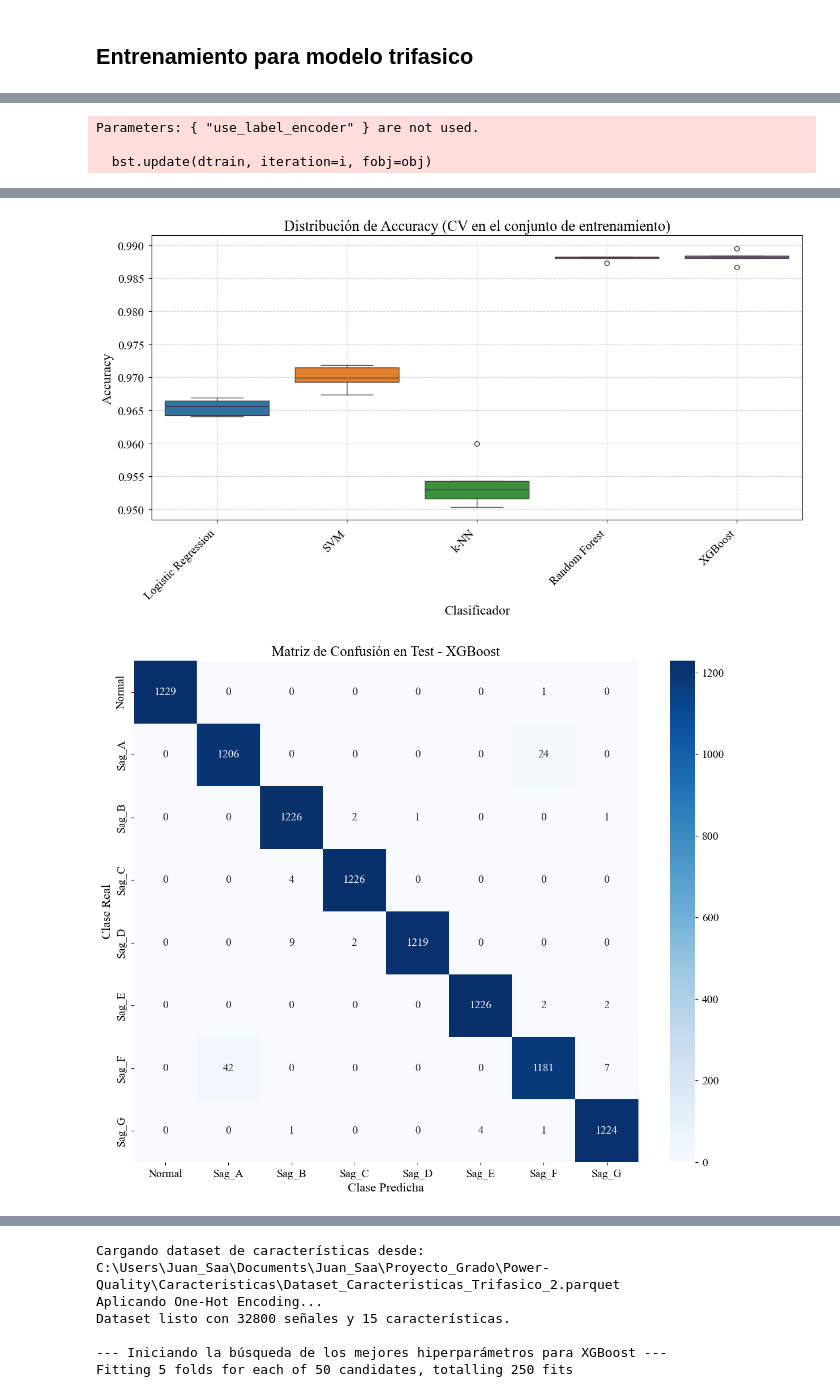
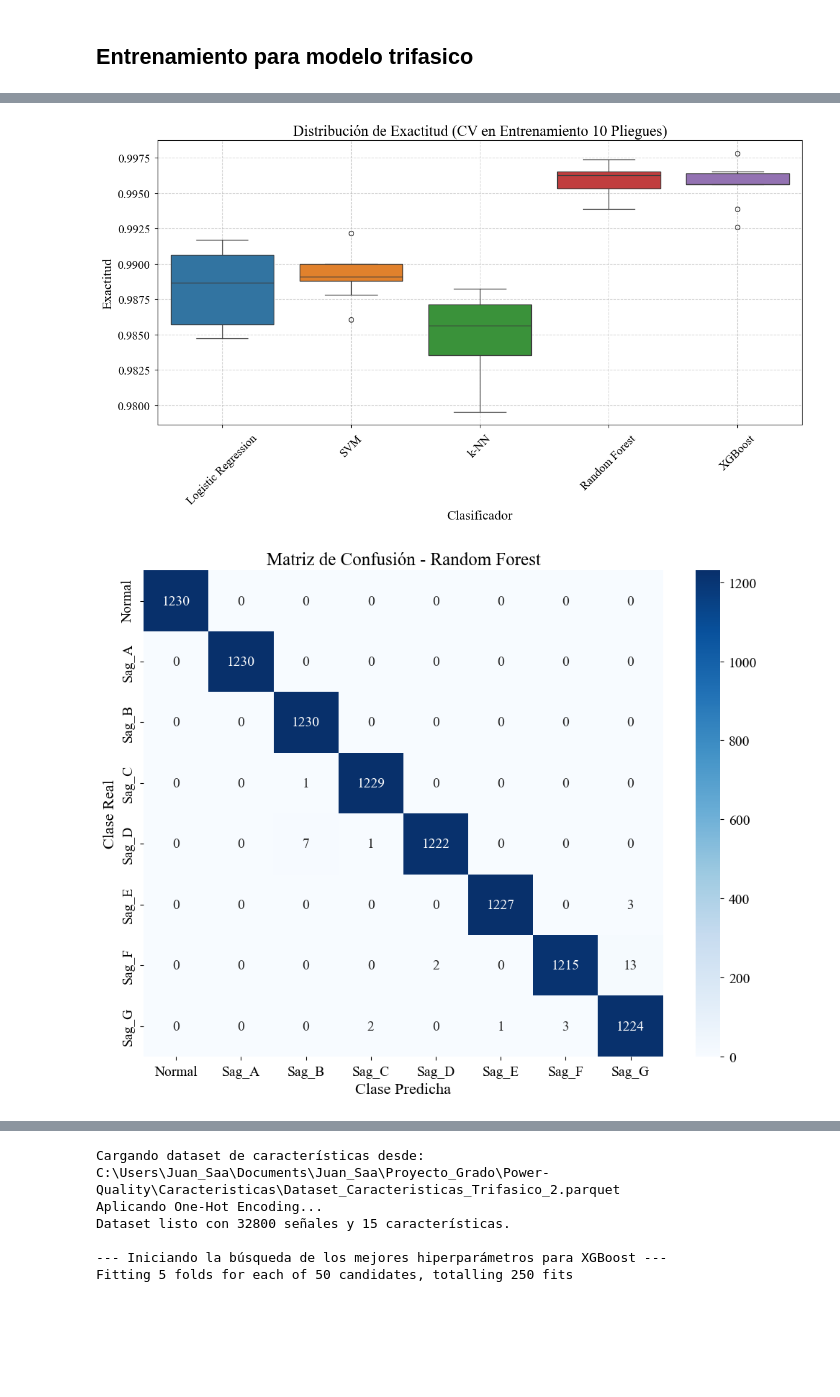
Before and after one commit to SGOLDYT/Power-Quality, a Jupyter notebook: Entrenamiento/Entrenamient_trifasico.ipynb, the cells around one changed output, grey strips where cells are left out. Drawn from its saved outputs; the diff is of its cells as text; code cells hidden in the pictures; blank space fills up the shorter version.

Commit message:
Cambios 28-10-2025

```diff
--- a/Entrenamiento/Entrenamient_trifasico.ipynb
+++ b/Entrenamiento/Entrenamient_trifasico.ipynb
@@ -62,7 +62,7 @@ X_train, X_test, y_train, y_test = train_test_split(
 )
 
 # ---------- Definición de Pipelines y Modelos (sin cambios) ----------
-cv = StratifiedKFold(n_splits=5, shuffle=True, random_state=42)
+cv = StratifiedKFold(n_splits=10, shuffle=True, random_state=42)
 
 models = {
     "Logistic Regression": Pipeline([
@@ -79,14 +79,14 @@ models = {
     ]),
     "Random Forest": Pipeline([
         # No se necesita escalador para modelos basados en árboles
-        ('clf', RandomForestClassifier(n_estimators=300, class_weight='balanced_subsample', random_state=42, n_jobs=-1))
+        ('clf', RandomForestClassifier(n_estimators=50, class_weight='balanced_subsample', random_state=42, n_jobs=-1))
     ]),
     "XGBoost": Pipeline([
         # No se necesita escalador para modelos basados en árboles
         ('clf', xgb.XGBClassifier(
             objective='multi:softprob', eval_metric='mlogloss',
             num_class=len(class_names), tree_method='hist',
-            n_estimators=400, use_label_encoder=False, random_state=42, n_jobs=-1
+            n_estimators=50, use_label_encoder=False, random_state=42, n_jobs=-1
         ))
     ])
 }
@@ -128,28 +128,45 @@ print(f"\n=== Evaluación final del mejor modelo en el conjunto de PRUEBA (datos
 y_test_pred = best_pipe.predict(X_test)
 print(classification_report(y_test, y_test_pred, target_names=class_names))
 
-# ---------- Visualizaciones (sin cambios) ----------
-# 1) Boxplot de accuracies de la Validación Cruzada
+
+# ---------- Visualizaciones ----------
+# 1) Boxplot accuracies CV (TRAIN)
 plt.figure(figsize=(12, 7))
 sns.boxplot(data=pd.DataFrame(all_accuracies))
-plt.title('Distribución de Accuracy (CV en el conjunto de entrenamiento)')
-plt.ylabel('Accuracy')
+plt.title('Distribución de Exactitud (CV en Entrenamiento 10 Pliegues)')
+plt.ylabel('Exactitud')
+plt.xlabel('Clasificador')
+plt.xticks(rotation=45)
+plt.grid(True, linestyle='--', alpha=0.6)
+plt.tight_layout()
+plt.savefig("Validación_Cruzada_Tri.svg")
+plt.show()
+
+# 2) Matriz de confusión en TEST
+cm = confusion_matrix(y_test, y_test_pred)
+plt.figure(figsize=(10, 8))
+sns.heatmap(cm, annot=True, fmt='d', cmap='Blues',
+            xticklabels=class_names, yticklabels=class_names)
+plt.title(f'Matriz de Confusión - {best_model_name}')
+plt.ylabel('Clase Real')
+plt.xlabel('Clase Predicha')
+plt.tight_layout()
+plt.savefig("Matriz_Confusón_Tri.svg")
+plt.show()
+
+# 3) Barras de métricas (CV en TRAIN)
+metrics_to_plot = results_df.melt(id_vars='Model', var_name='Metric', value_name='Score')
+plt.figure(figsize=(14, 8))
+sns.barplot(x='Model', y='Score', hue='Metric', data=metrics_to_plot)
+plt.title('Comparativa de Métricas (CV en TRAIN)')
+plt.ylabel('Puntuación')
 plt.xlabel('Clasificador')
 plt.xticks(rotation=45, ha='right')
+plt.ylim(0.0, 1.0)
+plt.legend(title='Métrica')
 plt.grid(True, linestyle='--', alpha=0.6)
 plt.tight_layout()
 plt.show()
-
-# 2) Matriz de confusión en el conjunto de PRUEBA
-cm = confusion_matrix(y_test, y_test_pred)
-plt.figure(figsize=(12, 10))
-sns.heatmap(cm, annot=True, fmt='d', cmap='Blues',
-            xticklabels=class_names, yticklabels=class_names)
-plt.title(f'Matriz de Confusión en Test - {best_model_name}')
-plt.ylabel('Clase Real')
-plt.xlabel('Clase Predicha')
-plt.tight_layout()
-plt.show()
 # %% [output]
 Cargando dataset de características desde: C:\Users\Juan_Saa\Documents\Juan_Saa\Proyecto_Grado\Power-Quality\Caracteristicas\Dataset_Caracteristicas_Trifasico_5.parquet
 Columnas de características: ['rms_V0mag', 'rms_V1mag', 'rms_V2mag', 'profundidad_V1mag', 'vuf', 'rms_asymmetry_ratio', 'unbalance_index', 'min_corr_abc', 'wavelet_energia_cD1_V0mag', 'fase_afectada_A ...
@@ -171,3 +187,0 @@ Evaluando k-NN...
-Parameters: { "use_label_encoder" } are not used.
-
-  bst.update(dtrain, iteration=i, fobj=obj)
@@ -189,2 +188,2 @@ weighted avg       0.99      0.99      0.99      9840
-[figure, old version]
+[figure, new version]
-[figure, old version]
+[figure, new version]
```
Also changed, not shown: parts of 3 cells of this notebook, 17 other files.
